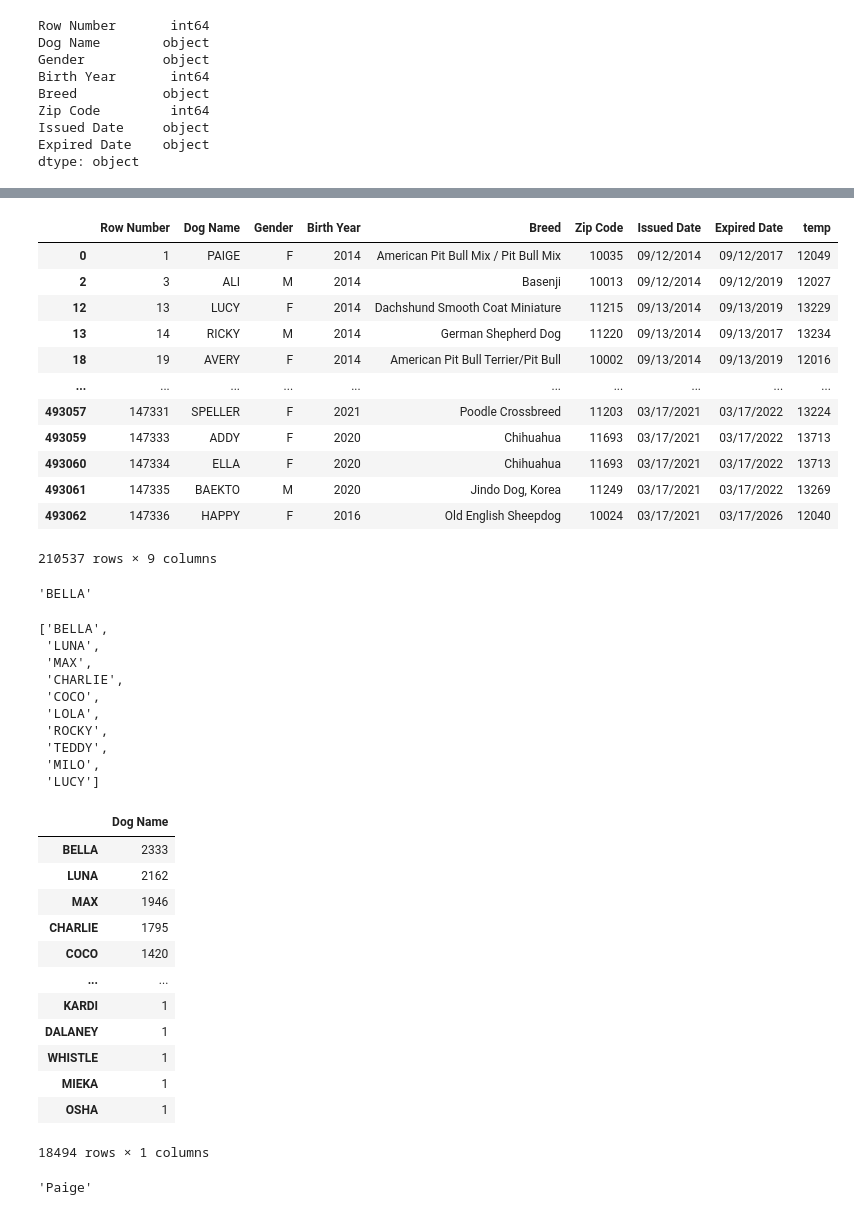
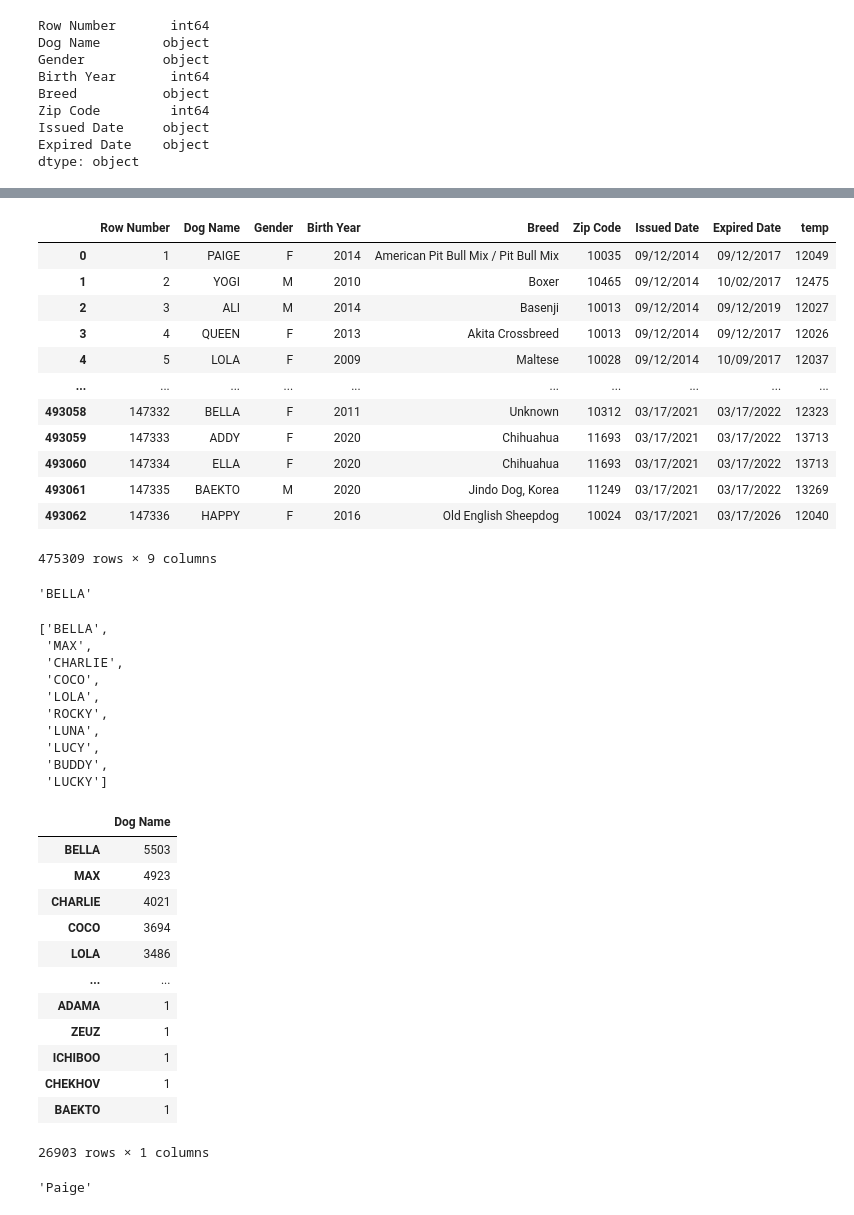
Before and after one commit to ahreed304/dog-names, a Jupyter notebook: python/main.ipynb, the cells around one changed output, grey strips where cells are left out. Drawn from its saved outputs; the diff is of its cells as text; code cells hidden in the pictures.

```diff
--- a/python/main.ipynb
+++ b/python/main.ipynb
@@ -182,47 +182,47 @@ Name: Dog Name, Length: 26939, dtype: int64
 
 filtered_names = ["UNKOWN", "NAME NOT PROVIDED", "NO NAME", "NONE", ".", "-"]
 
-data_filtered = data_subset[data_subset['Birth Year'] >= 2014]
+data_filtered = data_subset[data_subset['Birth Year'] >= 1998]
 data_filtered = data_filtered[data_subset['Dog Name'] != "UNKNOWN"]
 data_filtered = data_filtered[data_subset['Dog Name'] != "NAME NOT PROVIDED"]
 data_filtered = data_filtered[data_subset['Dog Name'] != "NO NAME"]
 data_filtered = data_filtered[data_subset['Dog Name'] != "NAME"]
 data_filtered = data_filtered[data_subset['Dog Name'] != "NONE"]
 data_filtered = data_filtered[data_subset['Dog Name'] != "NaN"]
 data_filtered = data_filtered[data_subset['Dog Name'] != "SA$$Y"]
 data_filtered = data_filtered[data_subset['Dog Name'] != "$"]
 data_filtered = data_filtered[data_subset['Dog Name'] != "."]
 data_filtered = data_filtered[data_subset['Dog Name'] != "-"]
 data_filtered = data_filtered[data_subset['Dog Name'] != "--"]
 data_filtered = data_filtered[data_subset['Dog Name'] != "---"]
 data_filtered = data_filtered[data_subset['Dog Name'] != "A"]
 data_filtered = data_filtered[data_subset['Dog Name'] != "A."]
 data_filtered = data_filtered[data_subset['Dog Name'] != "2"]
 data_filtered = data_filtered[data_subset['Dog Name'] != "40804"]
 data_filtered = data_filtered[data_subset['Dog Name'] != "90201"]
 data_filtered = data_filtered[data_subset['Dog Name'] != "3010271"]
 data_filtered = data_filtered[data_subset['Dog Name'] != "2003-08-13T00:00:00.000"]
 data_filtered = data_filtered[data_subset['Dog Name'] != "2003-10-22T00:00:00.000"]
 data_filtered = data_filtered[data_subset['Dog Name'] != "2005-08-19T00:00:00.000"]
 data_filtered = data_filtered[data_subset['Dog Name'] != "2008-10-22T00:00:00.000"]
 data_filtered = data_filtered[data_subset['Dog Name'] != "2004-10-22T00:00:00.000"]
 data_filtered['temp'] = data_filtered['Zip Code'] + data_filtered['Birth Year']
 
 data_filtered
 # %% [output]
 |  | Row Number | Dog Name | Gender | Birth Year | Breed | Zip Code | Issued Date | Expired Date | temp |
 | 0 | 1 | PAIGE | F | 2014 | American Pit Bull Mix / Pit Bull Mix | 10035 | 09/12/2014 | 09/12/2017 | 12049 |
+| 1 | 2 | YOGI | M | 2010 | Boxer | 10465 | 09/12/2014 | 10/02/2017 | 12475 |
 | 2 | 3 | ALI | M | 2014 | Basenji | 10013 | 09/12/2014 | 09/12/2019 | 12027 |
-| 12 | 13 | LUCY | F | 2014 | Dachshund Smooth Coat Miniature | 11215 | 09/13/2014 | 09/13/2019 | 13229 |
-| 13 | 14 | RICKY | M | 2014 | German Shepherd Dog | 11220 | 09/13/2014 | 09/13/2017 | 13234 |
-| 18 | 19 | AVERY | F | 2014 | American Pit Bull Terrier/Pit Bull | 10002 | 09/13/2014 | 09/13/2019 | 12016 |
+| 3 | 4 | QUEEN | F | 2013 | Akita Crossbreed | 10013 | 09/12/2014 | 09/12/2017 | 12026 |
+| 4 | 5 | LOLA | F | 2009 | Maltese | 10028 | 09/12/2014 | 10/09/2017 | 12037 |
 | ... | ... | ... | ... | ... | ... | ... | ... | ... | ... |
-| 493057 | 147331 | SPELLER | F | 2021 | Poodle Crossbreed | 11203 | 03/17/2021 | 03/17/2022 | 13224 |
+| 493058 | 147332 | BELLA | F | 2011 | Unknown | 10312 | 03/17/2021 | 03/17/2022 | 12323 |
 | 493059 | 147333 | ADDY | F | 2020 | Chihuahua | 11693 | 03/17/2021 | 03/17/2022 | 13713 |
 | 493060 | 147334 | ELLA | F | 2020 | Chihuahua | 11693 | 03/17/2021 | 03/17/2022 | 13713 |
 | 493061 | 147335 | BAEKTO | M | 2020 | Jindo Dog, Korea | 11249 | 03/17/2021 | 03/17/2022 | 13269 |
 | 493062 | 147336 | HAPPY | F | 2016 | Old English Sheepdog | 10024 | 03/17/2021 | 03/17/2026 | 12040 |
-210537 rows × 9 columns
+475309 rows × 9 columns
 # %%
 # Obtain most common name in Dog Name column
 data_filtered["Dog Name"].value_counts().idxmax()
@@ -234,32 +234,32 @@ n = 10
 data_filtered["Dog Name"].value_counts()[:n].index.tolist()
 # %% [output]
 ['BELLA',
- 'LUNA',
  'MAX',
  'CHARLIE',
  'COCO',
  'LOLA',
  'ROCKY',
- 'TEDDY',
- 'MILO',
- 'LUCY']
+ 'LUNA',
+ 'LUCY',
+ 'BUDDY',
+ 'LUCKY']
 # %%
 # Obtain all dog names in dataset
 pd.DataFrame(data_filtered["Dog Name"].value_counts())
 # %% [output]
 |  | Dog Name |
-| BELLA | 2333 |
-| LUNA | 2162 |
-| MAX | 1946 |
-| CHARLIE | 1795 |
-| COCO | 1420 |
+| BELLA | 5503 |
+| MAX | 4923 |
+| CHARLIE | 4021 |
+| COCO | 3694 |
+| LOLA | 3486 |
 | ... | ... |
-| KARDI | 1 |
-| DALANEY | 1 |
-| WHISTLE | 1 |
-| MIEKA | 1 |
-| OSHA | 1 |
+| ADAMA | 1 |
+| ZEUZ | 1 |
+| ICHIBOO | 1 |
+| CHEKHOV | 1 |
+| BAEKTO | 1 |
-18494 rows × 1 columns
+26903 rows × 1 columns
 # %%
 data_filtered["Dog Name"][0].title()
 # %% [output]
```
Also changed, not shown: parts of 30 cells of this notebook, 2 other files.
